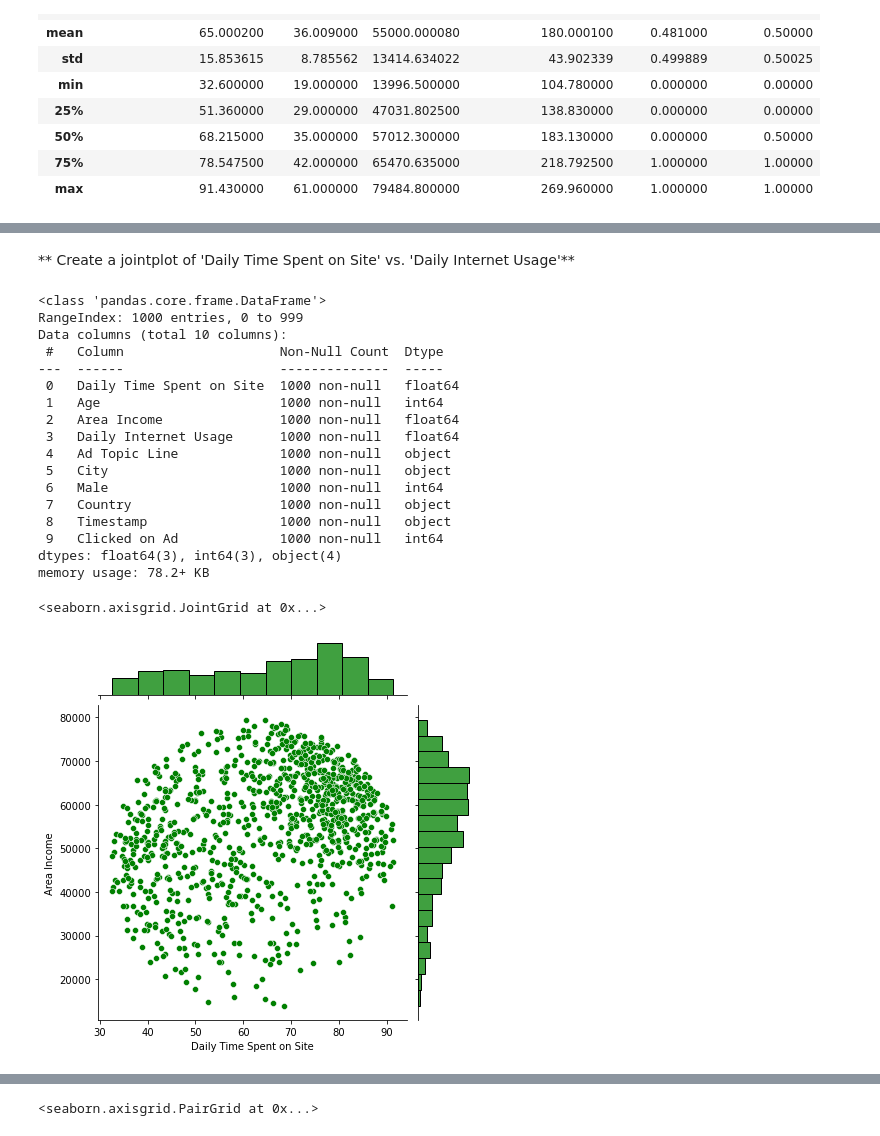
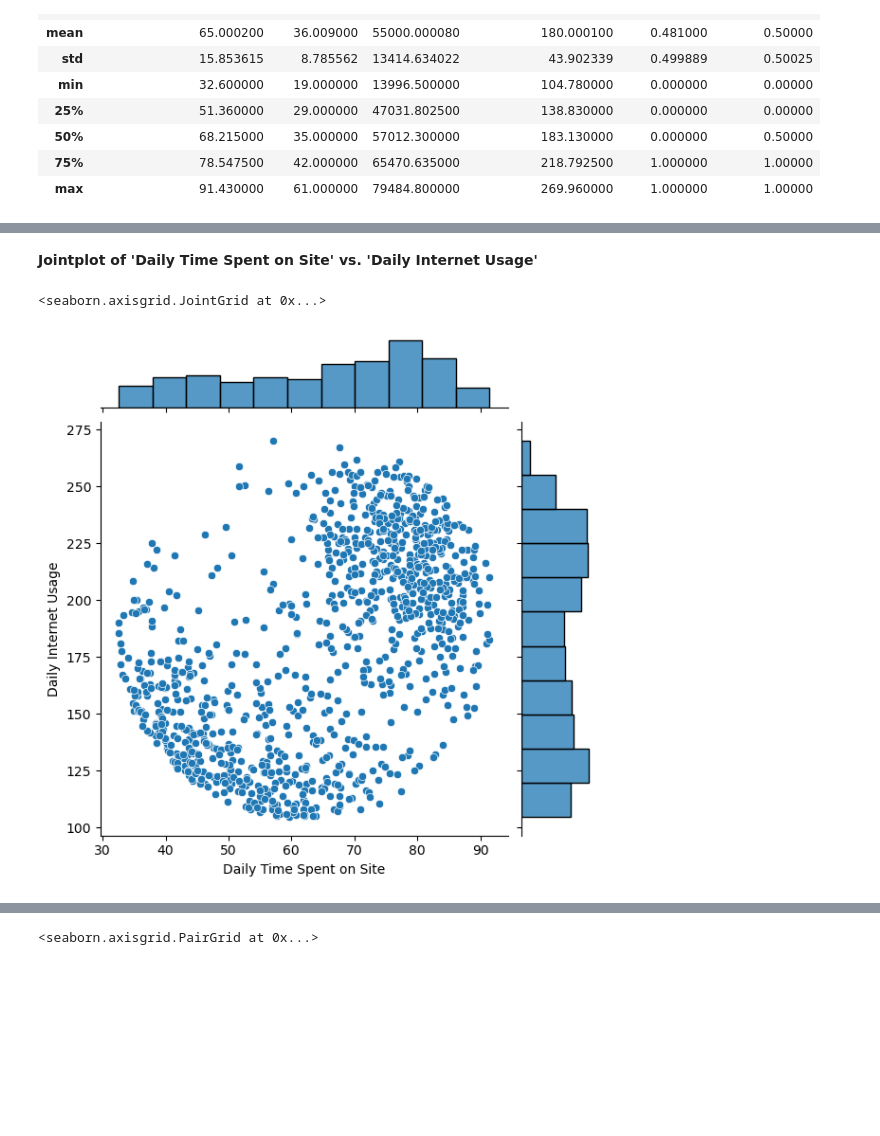
Before and after one commit to exaporriton/Portfolio, a Jupyter notebook: Logistic Regression Pending/Adversting.ipynb, the cells around one changed output, grey strips where cells are left out. Drawn from its saved outputs; the diff is of its cells as text; code cells hidden in the pictures; blank space fills up the shorter version.

```diff
--- a/Logistic Regression Pending/Adversting.ipynb
+++ b/Logistic Regression Pending/Adversting.ipynb
@@ -109,27 +95,7 @@ sns.jointplot(data=df, x='Age', y='Area Income', kind='kde')
 # %% [markdown]
-** Create a jointplot of 'Daily Time Spent on Site' vs. 'Daily Internet Usage'**
+**Jointplot of 'Daily Time Spent on Site' vs. 'Daily Internet Usage'**
-# %%
-df.info()
-# %% [output]
-<class 'pandas.core.frame.DataFrame'>
-RangeIndex: 1000 entries, 0 to 999
-Data columns (total 10 columns):
- #   Column                    Non-Null Count  Dtype
----  ------                    --------------  -----
- 0   Daily Time Spent on Site  1000 non-null   float64
- 1   Age                       1000 non-null   int64
- 2   Area Income               1000 non-null   float64
- 3   Daily Internet Usage      1000 non-null   float64
- 4   Ad Topic Line             1000 non-null   object
- 5   City                      1000 non-null   object
- 6   Male                      1000 non-null   int64
- 7   Country                   1000 non-null   object
- 8   Timestamp                 1000 non-null   object
- 9   Clicked on Ad             1000 non-null   int64
-dtypes: float64(3), int64(3), object(4)
-memory usage: 78.2+ KB
 # %%
-sns.jointplot(data=df, x='Daily Time Spent on Site', y='Area Income',color='green')
+sns.jointplot(data=df, x='Daily Time Spent on Site', y='Daily Internet Usage')
 # %% [output]
 <seaborn.axisgrid.JointGrid at 0x...>
-[figure, old version]
+[figure, new version]
```
Also changed, not shown: parts of 28 cells of this notebook, 8 other files.
